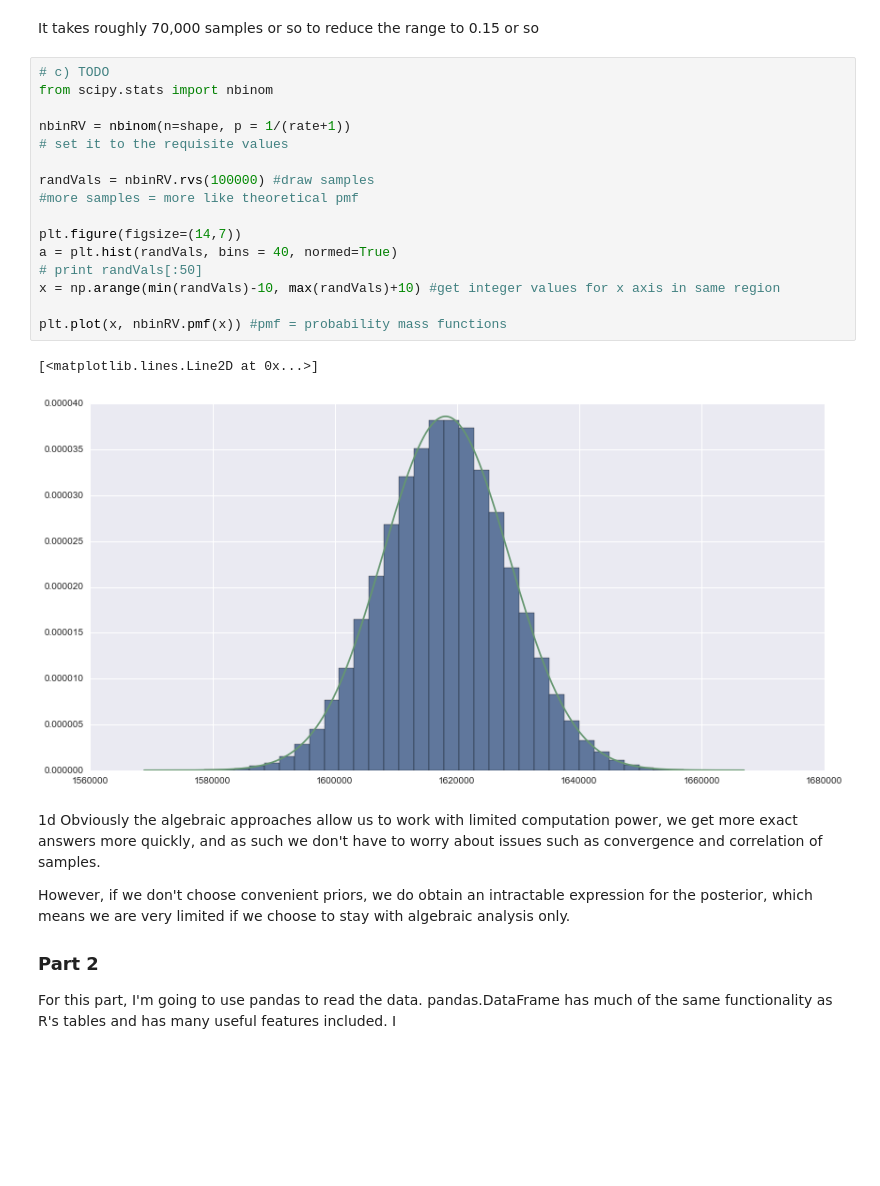
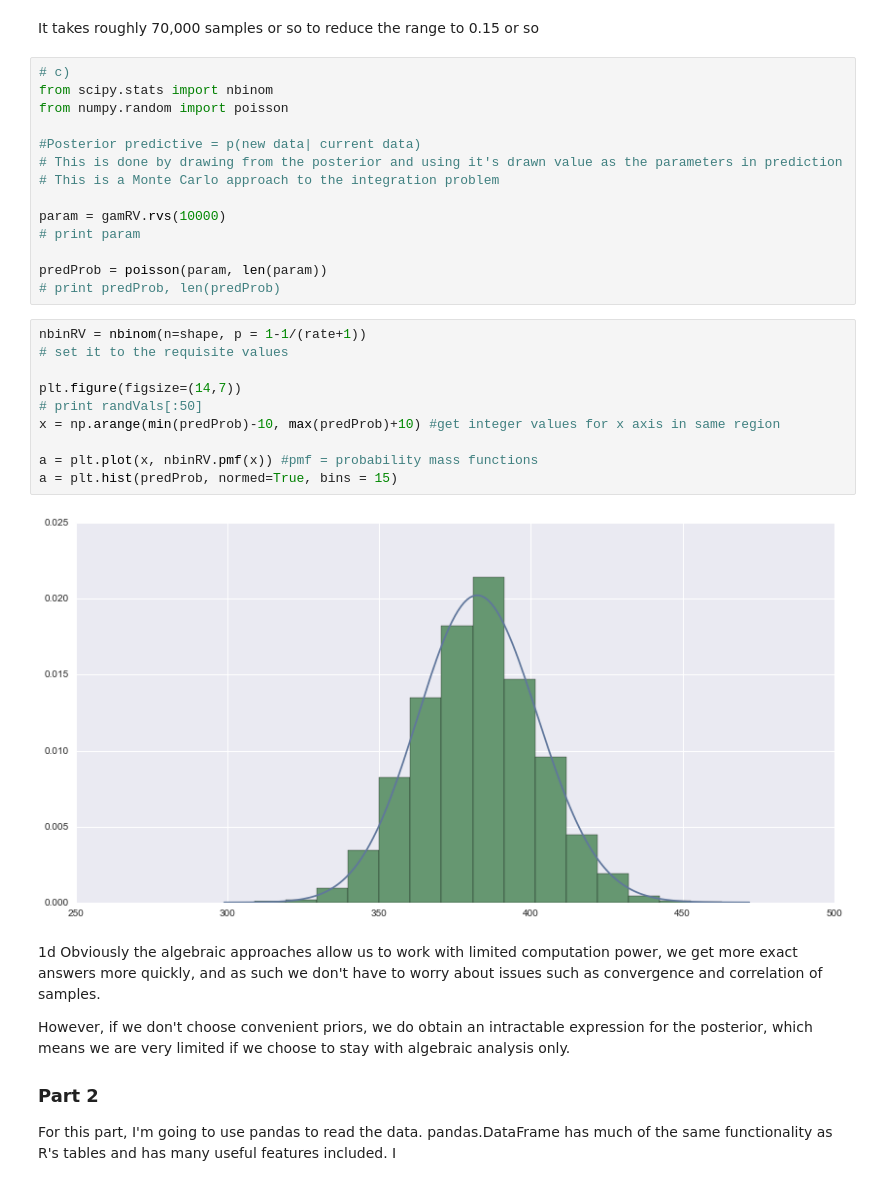
Before and after one commit to nayyarv/BayesInference, a Jupyter notebook: Lab1.ipynb, the cells around one changed output. Drawn from its saved outputs; the diff is of its cells as text; blank space fills up the shorter version.

```diff
--- a/Lab1.ipynb
+++ b/Lab1.ipynb
@@ -191,25 +191,32 @@ Lrange:  0.12232177365
 Urange:  0.128861582401
 # %% [markdown]
 It takes roughly 70,000 samples or so to reduce the range to 0.15 or so
+# %%
+# c)
+from scipy.stats import nbinom
+from numpy.random import poisson
+
+#Posterior predictive = p(new data| current data)
+# This is done by drawing from the posterior and using it's drawn value as the parameters in prediction
+# This is a Monte Carlo approach to the integration problem
+
+param = gamRV.rvs(10000)
+# print param
+
+predProb = poisson(param, len(param))
+# print predProb, len(predProb)
 # %%
-# c) TODO
-from scipy.stats import nbinom
-
-nbinRV = nbinom(n=shape, p = 1/(rate+1))
+nbinRV = nbinom(n=shape, p = 1-1/(rate+1))
 # set it to the requisite values
 
-randVals = nbinRV.rvs(100000) #draw samples
-#more samples = more like theoretical pmf
+plt.figure(figsize=(14,7))
+# print randVals[:50]
+x = np.arange(min(predProb)-10, max(predProb)+10) #get integer values for x axis in same region
 
-plt.figure(figsize=(14,7))
-a = plt.hist(randVals, bins = 40, normed=True)
-# print randVals[:50]
-x = np.arange(min(randVals)-10, max(randVals)+10) #get integer values for x axis in same region
-
-plt.plot(x, nbinRV.pmf(x)) #pmf = probability mass functions
+a = plt.plot(x, nbinRV.pmf(x)) #pmf = probability mass functions
+a = plt.hist(predProb, normed=True, bins = 15)
 # %% [output]
-[<matplotlib.lines.Line2D at 0x...>]
-[figure, old version]
+[figure, new version]
 # %% [markdown]
 1d
 Obviously the algebraic approaches allow us to work with limited computation power, we get more exact answers more quickly, and as such we don't have to worry about issues such as convergence and correlation of samples.
```
Also changed, not shown: parts of 4 cells of this notebook, 1 other file.
